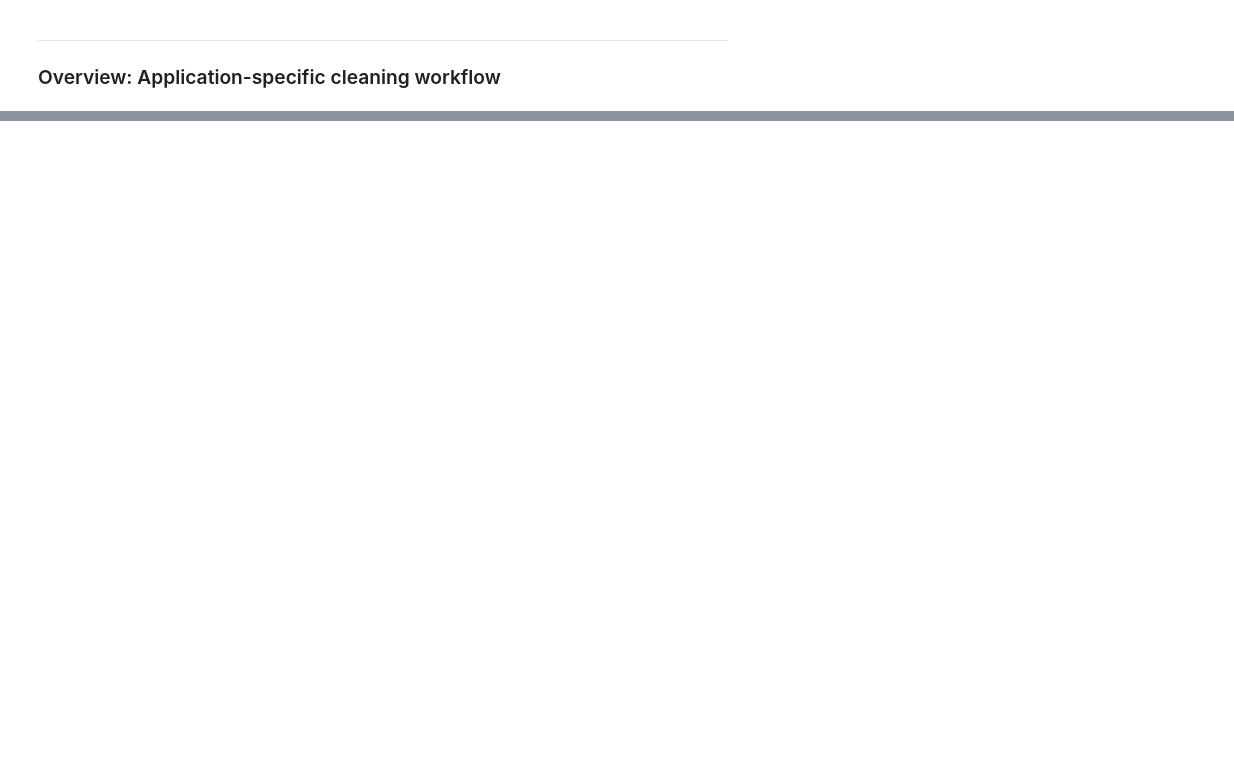
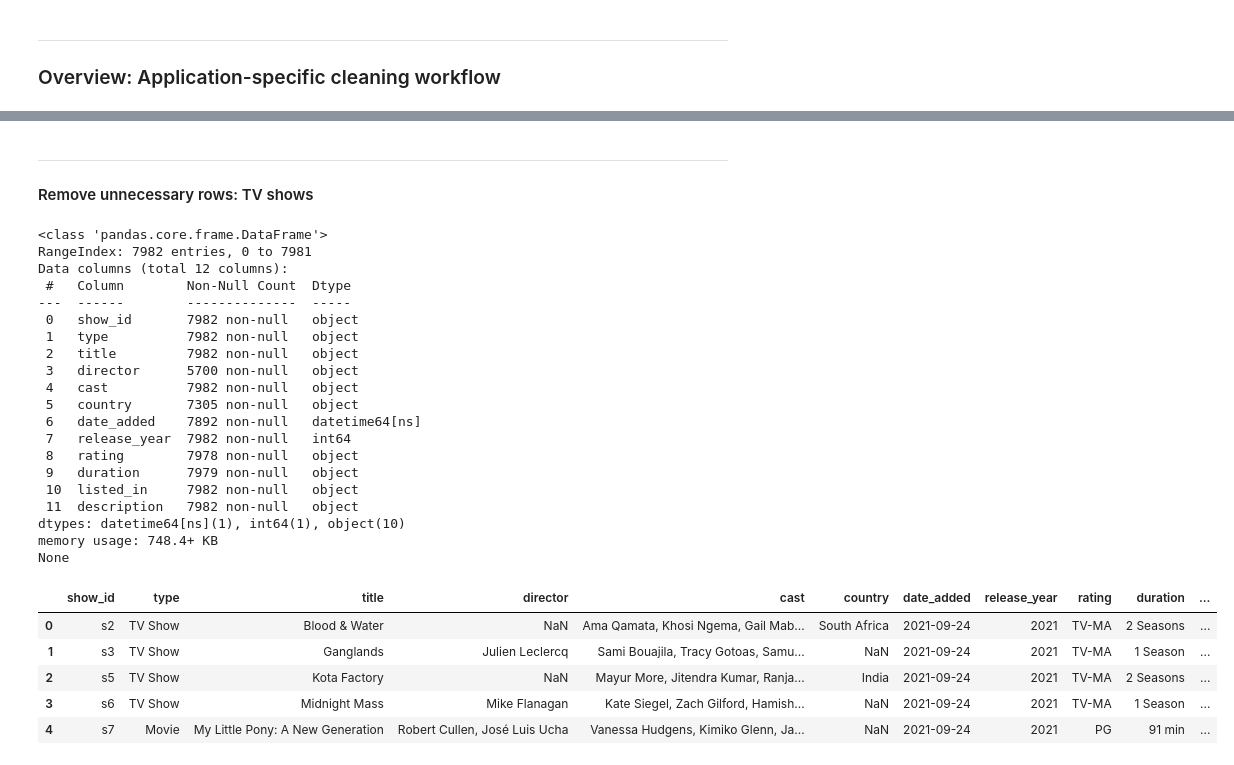
Before and after one commit to nluttenberger/methods_26, a Jupyter notebook: 062-Pandas-Clean_up.ipynb, the cells around one changed output, grey strips where cells are left out. Drawn from its saved outputs; the diff is of its cells as text; code cells hidden in the pictures; blank space fills up the shorter version.

```diff
--- a/062-Pandas-Clean_up.ipynb
+++ b/062-Pandas-Clean_up.ipynb
@@ -438,0 +461,4 @@ By exporting with a clear, new filename (e.g., _clean.csv), you officially mark
+# %% [markdown]
+---
+
+#### Remove unnecessary rows: TV shows
@@ -438,0 +477,33 @@ By exporting with a clear, new filename (e.g., _clean.csv), you officially mark
+# %%
+# Load dataset
+#df_clean = pd.read_csv('./datasets/Netflix Streaming Data/Netflix Streaming Data-Cleaned.csv')
+df_clean = df
+print(df_clean.info())
+df_clean.head()
+# %% [output]
+<class 'pandas.core.frame.DataFrame'>
+RangeIndex: 7982 entries, 0 to 7981
+Data columns (total 12 columns):
+ #   Column        Non-Null Count  Dtype
+---  ------        --------------  -----
+ 0   show_id       7982 non-null   object
+ 1   type          7982 non-null   object
+ 2   title         7982 non-null   object
+ 3   director      5700 non-null   object
+ 4   cast          7982 non-null   object
+ 5   country       7305 non-null   object
+ 6   date_added    7892 non-null   datetime64[ns]
+ 7   release_year  7982 non-null   int64
+ 8   rating        7978 non-null   object
+ 9   duration      7979 non-null   object
+ 10  listed_in     7982 non-null   object
+ 11  description   7982 non-null   object
+dtypes: datetime64[ns](1), int64(1), object(10)
+memory usage: 748.4+ KB
+None
+|  | show_id | type | title | director | cast | country | date_added | release_year | rating | duration | ... |
+| 0 | s2 | TV Show | Blood & Water | NaN | Ama Qamata, Khosi Ngema, Gail Mab... | South Africa | 2021-09-24 | 2021 | TV-MA | 2 Seasons | ... |
+| 1 | s3 | TV Show | Ganglands | Julien Leclercq | Sami Bouajila, Tracy Gotoas, Samu... | NaN | 2021-09-24 | 2021 | TV-MA | 1 Season | ... |
+| 2 | s5 | TV Show | Kota Factory | NaN | Mayur More, Jitendra Kumar, Ranja... | India | 2021-09-24 | 2021 | TV-MA | 2 Seasons | ... |
+| 3 | s6 | TV Show | Midnight Mass | Mike Flanagan | Kate Siegel, Zach Gilford, Hamish... | NaN | 2021-09-24 | 2021 | TV-MA | 1 Season | ... |
+| 4 | s7 | Movie | My Little Pony: A New Generation | Robert Cullen, José Luis Ucha | Vanessa Hudgens, Kimiko Glenn, Ja... | NaN | 2021-09-24 | 2021 | PG | 91 min | ... |
```
Also changed, not shown: parts of 21 cells of this notebook, 1 other file.
